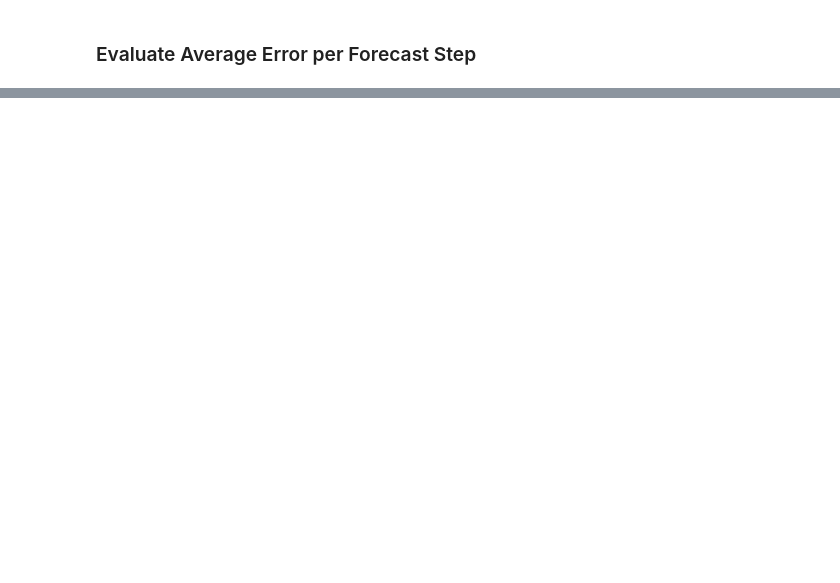
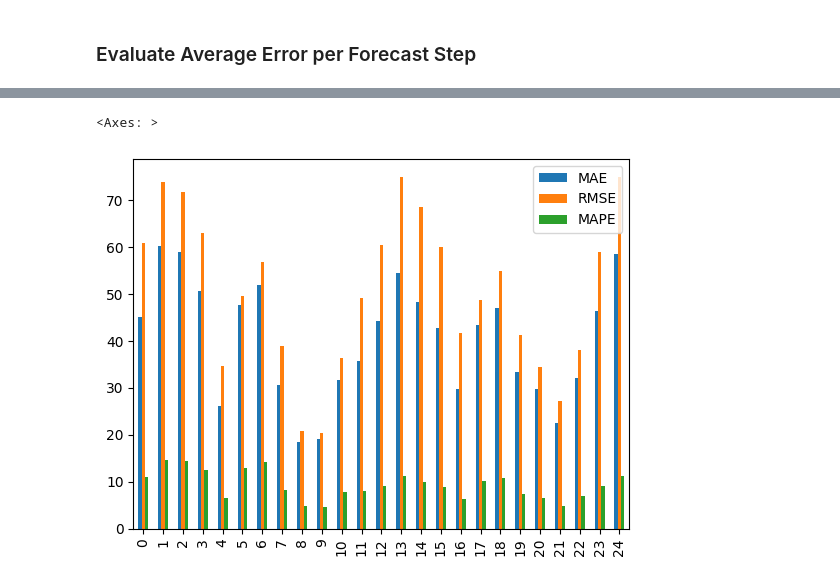
Before and after one commit to karl-richter/ModularProphet, a Jupyter notebook: forecaster.ipynb, the cells around one changed output, grey strips where cells are left out. Cells and saved outputs as stored; diff of their text form; code cells hidden in the pictures; blank space fills up the shorter version.

```diff
--- a/forecaster.ipynb
+++ b/forecaster.ipynb
@@ -62,7 +62,7 @@ HPU available: False, using: 0 HPUs
 `Trainer.fit` stopped: `max_epochs=1` reached.
 |  |
 # %%
-x, y, y_hat, components = m.predict(df)
+x, y, y_hat, components = m.predict(df[:15])
 # %% [markdown]
 ### Convert Predictions to Readable Format
 # %%
@@ -126,0 +108,33 @@ res[[c for c in error_df.columns if "y_hat" in c]].plot.bar()
+# %%
+n_forecasts = 10
+n_lags = 5
+holdout = 44
+seasonal_cycle = 12
+num_splits = (holdout - 2 * n_forecasts) + 1
+metrics = {}
+
+for i in range(0, num_splits):
+    train_df = df[i:-holdout+n_forecasts+i]
+    m = ModularProphet(
+        Additive(
+            Trend(),
+            LaggedNet(n_lags=5)
+        )
+    )
+    m.fit(train_df, config, n_forecasts=10)
+    # Evaluation
+    eval_df = df[-holdout+n_forecasts-n_lags+i:].head(n_forecasts + n_lags)
+    _, y, y_hat, _ = m.predict(eval_df)
+    prediction = y_hat.squeeze(0)
+    ground_truth = eval_df["y"][-n_forecasts:].values
+    # Extract the last value from the training set and repeat it n_forecasts times
+    naive_prediction = train_df["y"].tail(1).values * np.ones(n_forecasts)
+    # Extract the last seasonal_cycle values from the training set and repeat them n_forecasts // seasonal_cycle + 1 times
+    seasonal_naive_prediction = np.tile(train_df["y"].tail(seasonal_cycle).values, n_forecasts // seasonal_cycle + 1)[:n_forecasts]
+    # Calculate the Mean Absolute Scaled Error (seasonal_naive_prediction vs. naive_prediction)
+    mae = 1/len(ground_truth) * np.sum(np.abs(ground_truth - prediction))
+    rmse = np.sqrt(1/len(ground_truth) *np.sum((ground_truth - prediction)**2))
+    mase = 1/len(ground_truth) * np.sum(np.abs(ground_truth - prediction) / (1/len(ground_truth) * np.sum(np.abs(ground_truth - naive_prediction))))
+    smase = 1/len(ground_truth) * np.sum(np.abs(ground_truth - prediction) / (1/len(ground_truth) * np.sum(np.abs(ground_truth - seasonal_naive_prediction))))
+    mape = 1/len(ground_truth) * np.sum(100 * np.abs(ground_truth - prediction) / ground_truth)
+    metrics[i] = {"MAE": mae, "RMSE": rmse, "MASE": mase, "sMASE": smase, "MAPE": mape}
@@ -126,0 +159,5 @@ res[[c for c in error_df.columns if "y_hat" in c]].plot.bar()
+# %%
+pd.DataFrame(metrics).T[["MAE", "RMSE", "MAPE"]].plot.bar()
+# %% [output]
+<Axes: >
+[figure, added]
```
Also changed, not shown: parts of 6 cells of this notebook, 3 other files.
